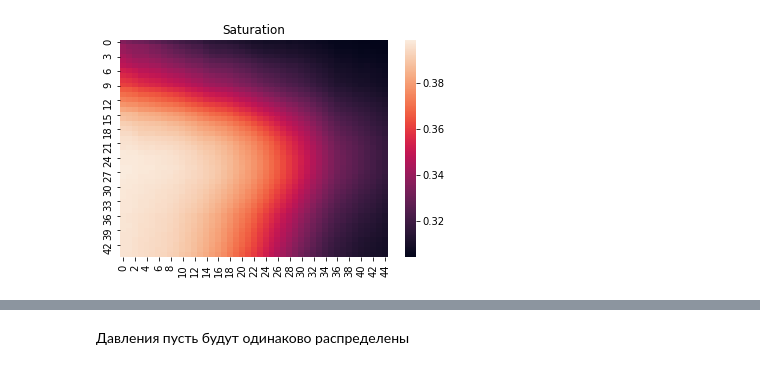
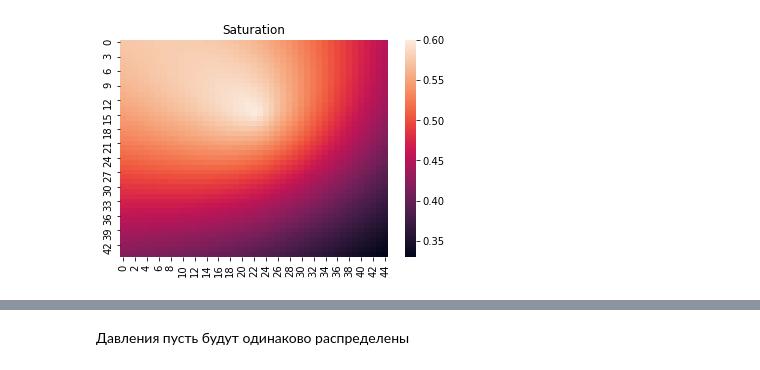
Before and after one commit to yamidovich/ReservoirModel, a Jupyter notebook: Model_on_work_env.ipynb, the cells around one changed output, grey strips where cells are left out. Cells and saved outputs as stored; diff of their text form; code cells hidden in the pictures.

```diff
--- a/Model_on_work_env.ipynb
+++ b/Model_on_work_env.ipynb
@@ -36,10 +29,8 @@ plt.show()
 # %%
-Satur_matrix = rand_init.get_grid_from_scattered(ds=ds, x_max=1, x_min=-1,
-                                                 y_min=-1, y_max=1, n_x=nx, n_y=ny
-                                                )
-Satur_matrix *= 0.4
+Satur_matrix = ma_init.get_matrix_with_pdf(nx=nx, ny=ny, pdf=ma_init.corner)
+Satur_matrix *= 0.6
 sns.heatmap(Satur_matrix)
 plt.title("Saturation")
 plt.show()
 # %% [output]
-[figure, old version]
+[figure, new version]
```
Also changed, not shown: parts of 18 cells of this notebook.
